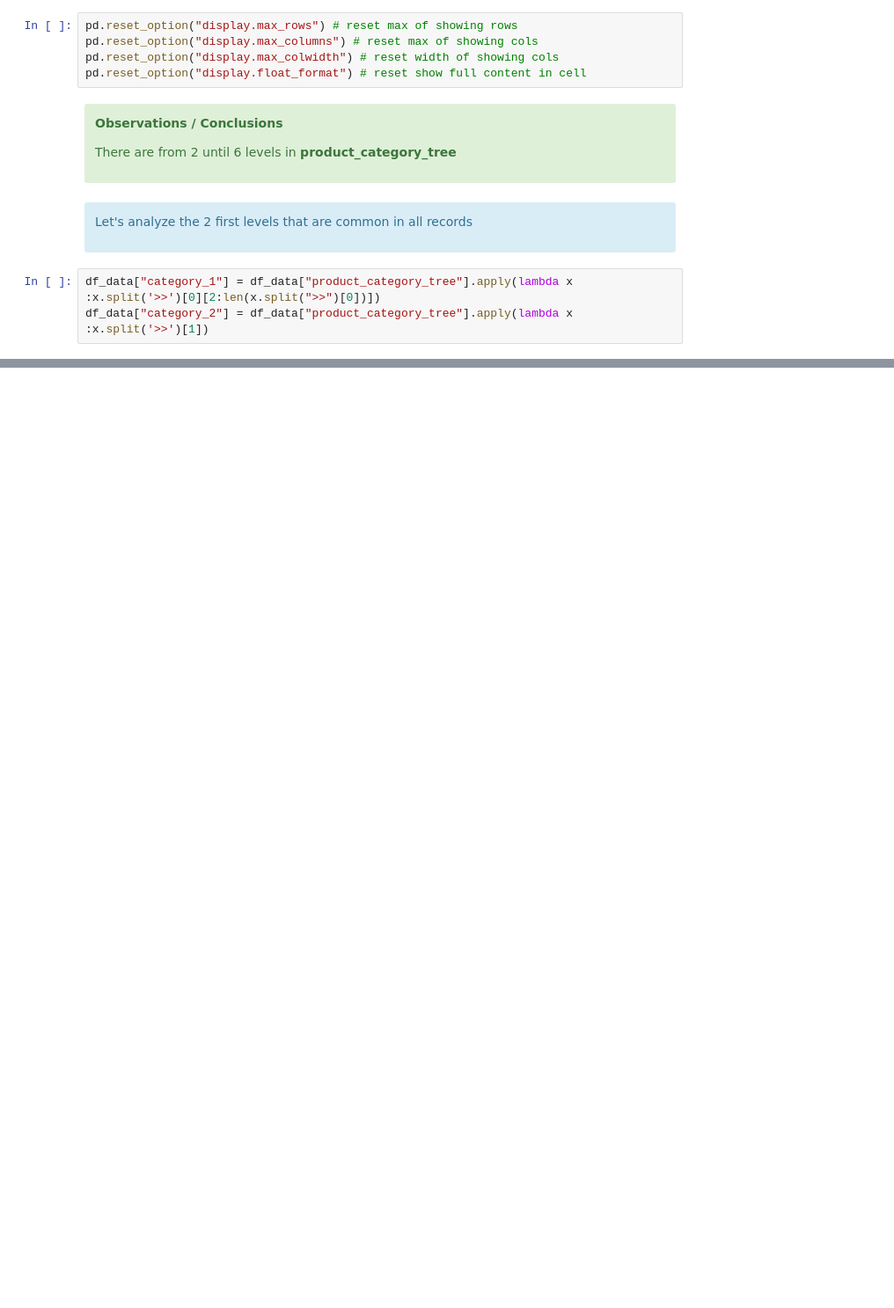
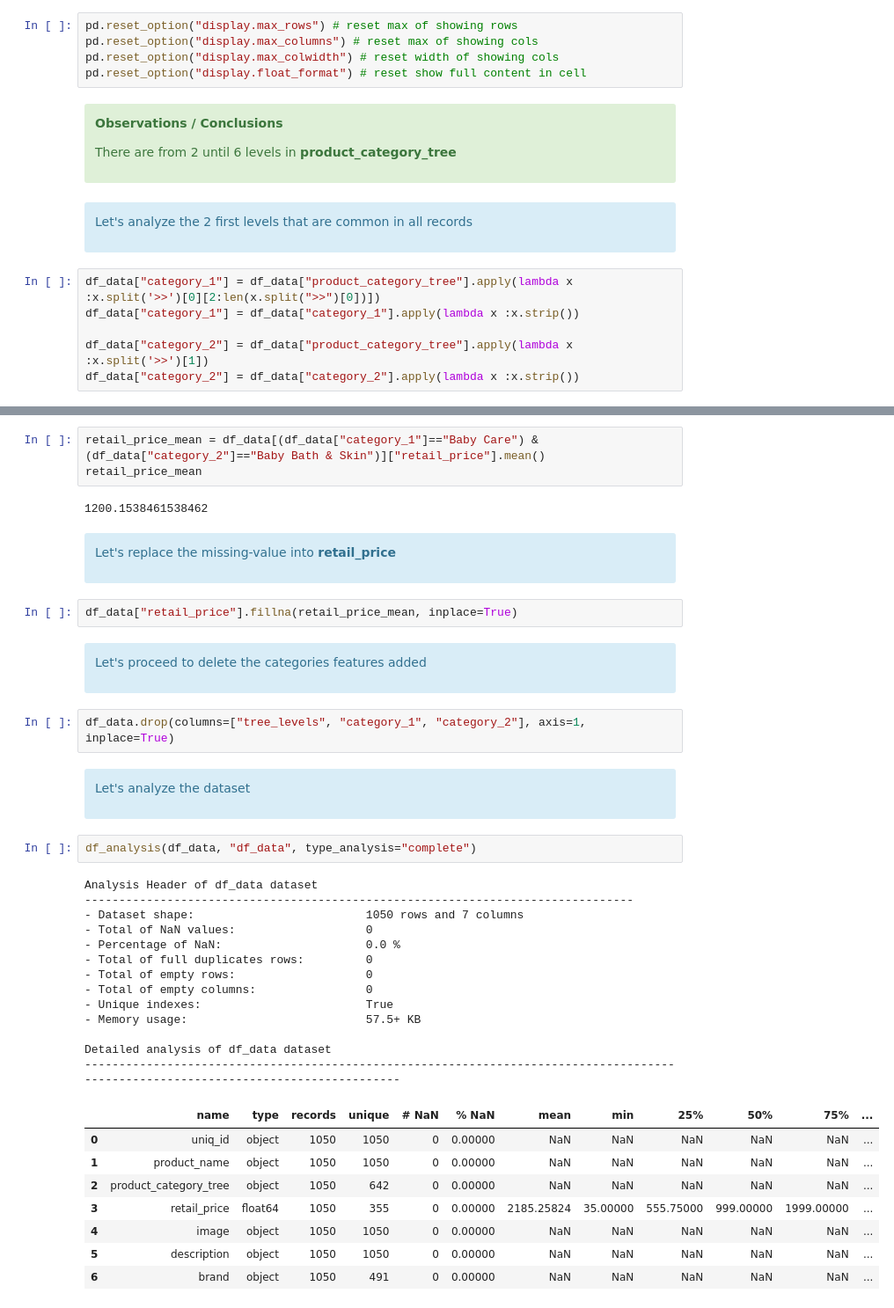
Before and after one commit to samirhinojosa/OC-P6-automatically-classify-consumer-goods, a Jupyter notebook: text_analysis_notebook.ipynb, the cells around one changed output, grey strips where cells are left out. Shown: that part at 88% size. Drawn from its saved outputs; the diff is of its cells as text; blank space fills up the shorter version.

```diff
--- a/text_analysis_notebook.ipynb
+++ b/text_analysis_notebook.ipynb
@@ -321,6 +328,9 @@ pd.reset_option("display.float_format") # reset show full content in cell
 </div>
 # %%
 df_data["category_1"] = df_data["product_category_tree"].apply(lambda x :x.split('>>')[0][2:len(x.split(">>")[0])])
+df_data["category_1"] = df_data["category_1"].apply(lambda x :x.strip())
+
 df_data["category_2"] = df_data["product_category_tree"].apply(lambda x :x.split('>>')[1])
+df_data["category_2"] = df_data["category_2"].apply(lambda x :x.strip())
 # %%
 df_data.head()
@@ -433,0 +376,45 @@ df_analysis(df_samir, "df_samir", type_analysis="complete")
+# %%
+retail_price_mean = df_data[(df_data["category_1"]=="Baby Care") & (df_data["category_2"]=="Baby Bath & Skin")]["retail_price"].mean()
+retail_price_mean
+# %% [output]
+1200.1538461538462
+# %% [markdown]
+<div class="alert alert-block alert-info">
+    <p>Let's replace the missing-value into <b>retail_price</b></p>
+</div>
+# %%
+df_data["retail_price"].fillna(retail_price_mean, inplace=True)
+# %% [markdown]
+<div class="alert alert-block alert-info">
+    <p>Let's proceed to delete the categories features added</p>
+</div>
+# %%
+df_data.drop(columns=["tree_levels", "category_1", "category_2"], axis=1, inplace=True)
+# %% [markdown]
+<div class="alert alert-block alert-info">
+    <p>Let's analyze the dataset</p>
+</div>
+# %%
+df_analysis(df_data, "df_data", type_analysis="complete")
+# %% [output]
+Analysis Header of df_data dataset
+--------------------------------------------------------------------------------
+- Dataset shape:                         1050 rows and 7 columns
+- Total of NaN values:                   0
+- Percentage of NaN:                     0.0 %
+- Total of full duplicates rows:         0
+- Total of empty rows:                   0
+- Total of empty columns:                0
+- Unique indexes:                        True
+- Memory usage:                          57.5+ KB
+
+Detailed analysis of df_data dataset
+------------------------------------------------------------------------------------------------------------------------------------
+|  | name | type | records | unique | # NaN | % NaN | mean | min | 25% | 50% | 75% | ... |
+| 0 | uniq_id | object | 1050 | 1050 | 0 | 0.00000 | NaN | NaN | NaN | NaN | NaN | ... |
+| 1 | product_name | object | 1050 | 1050 | 0 | 0.00000 | NaN | NaN | NaN | NaN | NaN | ... |
+| 2 | product_category_tree | object | 1050 | 642 | 0 | 0.00000 | NaN | NaN | NaN | NaN | NaN | ... |
+| 3 | retail_price | float64 | 1050 | 355 | 0 | 0.00000 | 2185.25824 | 35.00000 | 555.75000 | 999.00000 | 1999.00000 | ... |
+| 4 | image | object | 1050 | 1050 | 0 | 0.00000 | NaN | NaN | NaN | NaN | NaN | ... |
+| 5 | description | object | 1050 | 1050 | 0 | 0.00000 | NaN | NaN | NaN | NaN | NaN | ... |
+| 6 | brand | object | 1050 | 491 | 0 | 0.00000 | NaN | NaN | NaN | NaN | NaN | ... |
```
Also changed, not shown: parts of 52 cells of this notebook, 1 other file.
